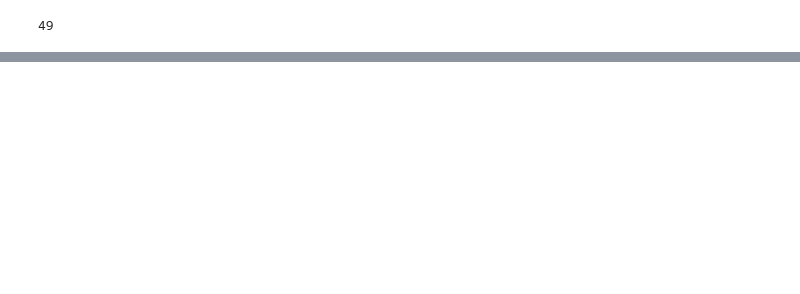
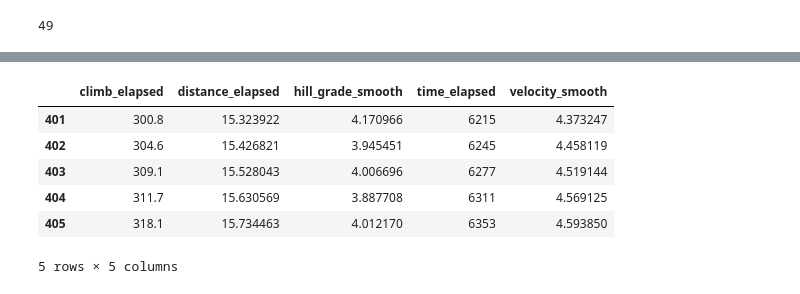
Before and after one commit to sethah/CycleAnalysis, a Jupyter notebook: Strava Analysis.ipynb, the cells around one changed output, grey strips where cells are left out. Cells and saved outputs as stored; diff of their text form; code cells hidden in the pictures; blank space fills up the shorter version.

Commit message:
Strava classes

```diff
--- a/Strava Analysis.ipynb
+++ b/Strava Analysis.ipynb
@@ -93,0 +79,50 @@ df.head()
+# %%
+def get_hill_features(hill, StravaAnalyzer, ride_idx):
+    hill_alt = StravaAnalyzer.alt[hill['start']:hill['stop'], ride_idx]
+    hill_time = StravaAnalyzer.time[hill['start']:hill['stop'], ride_idx]
+    hill_distance = StravaAnalyzer.dist[hill['start']:hill['stop'], ride_idx]
+    time_elapsed = (hill_time - hill_time[0])#[:, np.newaxis]
+    distance_elapsed = (hill_distance - hill_distance[0])#[:, np.newaxis]
+    climb_elapsed = (hill_alt - hill_alt[0])#[:, np.newaxis]
+#     print hill_alt[-20:] - hill_alt[0]
+    grade_smooth = smooth(StravaAnalyzer.grade[:, ride_idx])[hill['start']:hill['stop']]
+    velocity_smooth = smooth(StravaAnalyzer.vel[:, ride_idx])[hill['start']:hill['stop']]
+#     print grade_smooth.shape, time_elapsed.shape, distance_elapsed.shape,
+#     print climb_elapsed.shape, velocity_smooth.shape
+#     print hill['start'], hill['stop']
+    df = pd.DataFrame({'hill_grade_smooth': grade_smooth,
+                      'time_elapsed': time_elapsed,
+                      'distance_elapsed': distance_elapsed,
+                      'climb_elapsed': climb_elapsed,
+                      'velocity_smooth': velocity_smooth},
+                     index=np.arange(grade_smooth.shape[0]))
+
+
+    return df
+
+def hills_df(StravaAnalyzer, ride_idx):
+    hills = StravaAnalyzer.hill_analysis(ride_idx)
+
+    for i, hill in enumerate(hills):
+        hill_df = get_hill_features(hill, StravaAnalyzer, ride_idx)
+        if i == 0:
+            hills_df = hill_df
+        else:
+            hills_df = hills_df.append(hill_df, ignore_index=True)
+    return hills_df
+# %%
+ride_idx = 2
+hill_idx = 1
+hills = s.hill_analysis(ride_idx)
+# %%
+hill = hills[hill_idx]
+hill_df = hills_df(s, ride_idx)
+hill_df.tail()
+# %% [output]
+|  | climb_elapsed | distance_elapsed | hill_grade_smooth | time_elapsed | velocity_smooth |
+| 401 | 300.8 | 15.323922 | 4.170966 | 6215 | 4.373247 |
+| 402 | 304.6 | 15.426821 | 3.945451 | 6245 | 4.458119 |
+| 403 | 309.1 | 15.528043 | 4.006696 | 6277 | 4.519144 |
+| 404 | 311.7 | 15.630569 | 3.887708 | 6311 | 4.569125 |
+| 405 | 318.1 | 15.734463 | 4.012170 | 6353 | 4.593850 |
+5 rows × 5 columns
```
Also changed, not shown: parts of 25 cells of this notebook, 4 other files.
